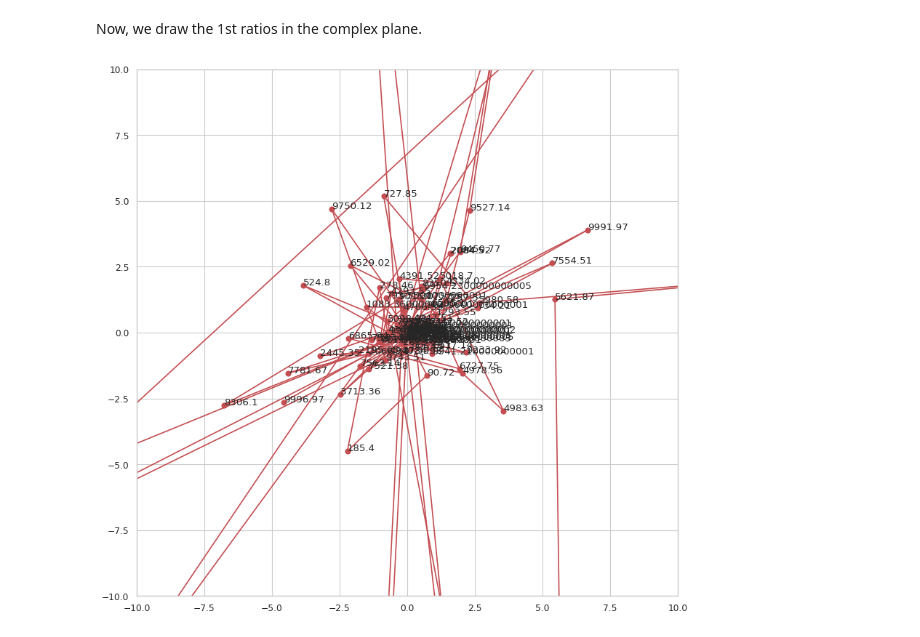
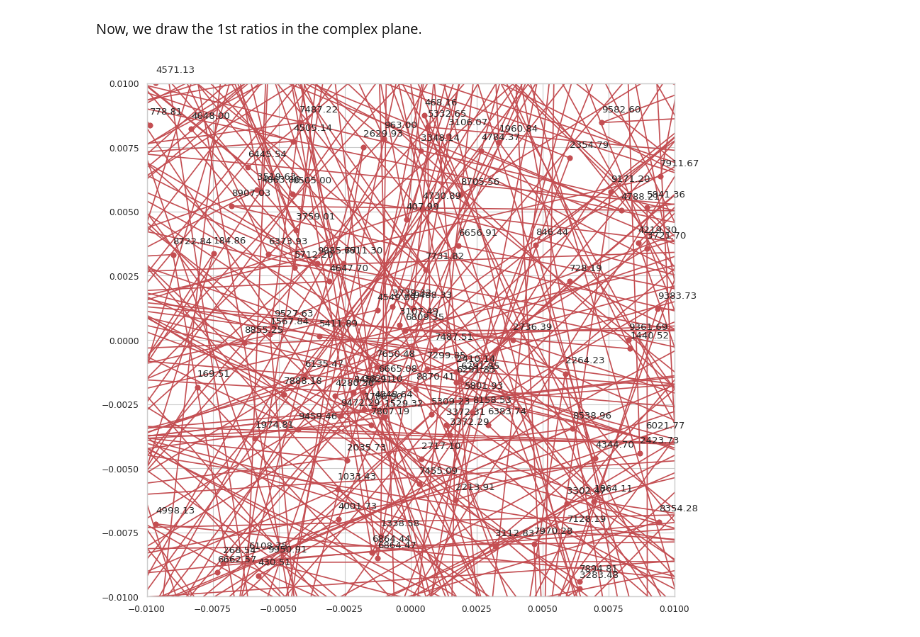
Before and after one commit to romulusFR/unc-misc-isea, a Jupyter notebook: maths/eig_of_matrices.ipynb, the cells around one changed output. Cells and saved outputs as stored; diff of their text form; code cells hidden in the pictures.

```diff
--- a/maths/eig_of_matrices.ipynb
+++ b/maths/eig_of_matrices.ipynb
@@ -97,7 +99,7 @@ Eigenvectors:
 # %% [markdown]
 Now, with given a minimum time $t_1$, a maximum time $t_n$ and a number of points $n$, we generate a sequence of equally spaced points in time $T = (t_1, \dots, t_n)$, then we compute all $M(t_i)$ and their associated eigenvalues and vectors.
 # %%
-def get_all_eivs(mini, maxi, nb):
+def get_all_eivs(mini, maxi, nb, factory = gen_matrix):
     """Returns a 3*nb array of eigenvalues : 1st row the largest modulus of each matrix, 2nd and 3rd, for nb parameters betwen mini an dmaxi
 
     ts: the points in time
@@ -105,12 +107,11 @@ def get_all_eivs(mini, maxi, nb):
     vecs: the eigenvectors
     """
     ts = np.linspace(mini, maxi, nb)
-    res = [extract_eivs(gen_matrix(t)) for t in ts]
+    res = [extract_eivs(factory(t)) for t in ts]
     # unzip
     vals, vecs = zip(*res)
     # vals = np.apply_along_axis(lambda t: extract_eivs(gen_matrix(t))[1], 0, ts.reshape(1, -1))
     # vecs = np.apply_along_axis(lambda t: extract_eivs(gen_matrix(t))[1], 0, ts.reshape(1, -1))
-
     return ts, np.array(vals), np.array(vecs)
 # %% [markdown]
 For instance, for points in time $t \in (0, 2)$ we got the following datasets :
@@ -159,11 +172,20 @@ Let $\lambda_1(t)$, $\lambda_2(t)$ and $\lambda_3(t)$ the eigenvalues at point $
 Let $v_1(t)$, $v_2(t)$ and $v_3(t)$ their respective eigenvectors.
 We are interested into the subset of $I$ of  _interesting points_ such that $\lambda_1(t)$ and $\lambda_2(t)$ are close enough  for some fixed threshold value $k$, i.e., $I = \{t \mid ||\lambda_1(t)| - |\lambda_2(t)|| < k^{-1}\}$.
 # %%
-THRESHOLD = 10000
+THRESHOLD = 10 * T_RES
+K_MAX = 10
 # I_filter = np.abs(np.absolute(vals[:, 0]) - np.absolute(vals[:, 1])) < 1 / THRESHOLD
 I_filter = np.isclose(np.absolute(vals[:, 0]), np.absolute(vals[:, 1]), atol=1 / THRESHOLD, rtol=0.0)
 I_points = ts[I_filter]
 I_idx = np.arange(len(ts))[I_filter]
-print(f"{len(I_points)} interesting points are at times {I_points}")
-print(f"Differences between top eigs are {np.absolute(vals[I_filter,0]) - np.absolute(vals[I_filter,1])}")
+print(f"Total {len(I_points)} interesting points")
+print(
+    f"First {K_MAX} interesting points with resolution {1/T_RES} at threshold {1/THRESHOLD} (k = {THRESHOLD}) are at times\n{I_points[:K_MAX]}"
+)
+diffs = np.absolute(vals[I_filter, 0]) - np.absolute(vals[I_filter, 1])
+print(f"First {K_MAX} smallest differences between 1st and 2nd eigs are\n{diffs[:K_MAX]}")
+order = np.argsort(-1 / diffs)
+top_k = np.concatenate((I_points[order].reshape(-1, 1), diffs[order].reshape(-1, 1)), axis=1)[:K_MAX]
+print(f"Top-{K_MAX} differences are at points\n{top_k}")  # {ts[order][:K_MAX]} ({diffs[order][:K_MAX]})
+print("Done")
 # %% [output]
@@ -202,9 +224,9 @@ $$ \frac{x^i_1}{x^i_2}. \frac{\theta_1}{\theta_2}$$
 
 where $\lambda_1(t_x) = r_1(t_x).e^{\theta_1(t_x) i}$ is the largest eigenvalue, $\lambda_2(t_x) = r_2(t_x).e^{\theta_2(t_x) i}$ is the second one, $v_1(t_x) = (x^1_1(t_x), x^2_1(t_x), x^3_1(t_x))$ is the first eigenvector and $v_2(t_x) = (x^1_2(t_x), x^2_2(t_x), x^3_2(t_x))$ is the second one.
 # %%
-print(f"Eigenvalues at interesting points t_x:\n{vals[I_filter, 0:2]}")
+print(f"Eigenvalues at interesting {len(vals[I_filter])} points t_x:\n{vals[I_filter, 0:2]}")
 print(f"Differences\n{np.absolute(vals[I_filter, 0]) - np.absolute(vals[I_filter, 1])}")
 
-ratios = (vecs[I_filter, :, 0] * np.angle(vals[I_filter, 0]).reshape(-1,1)) / (vecs[I_filter, :, 1] * np.angle(vals[I_filter, 1]).reshape(-1,1))
+ratios = (vecs[I_filter, :, 0] * np.exp(np.angle(vals[I_filter, 0]).reshape(-1,1)) * 1j) / (vecs[I_filter, :, 1] * np.exp(np.angle(vals[I_filter, 1]).reshape(-1,1)) * 1j)
 print(f"Ratios\n{ratios}")
 # %% [output]
@@ -230,27 +252,26 @@ Now, we draw the 1st ratios in the complex plane.
 # %%
 # first component only
 # arr = ratios[:,1]
 
 # plot = sns.scatterplot(x = np.real(arr), y=np.imag(arr))
 # for i, tx in enumerate(ts[I_filter]):
 #     plot.annotate(str(tx), (np.real(arr[i]), np.imag(arr[i])), rotation=0)
 
-XS = (-10, 10)
-YS = (-10, 10)
-arr = ratios[:,1]
+arr = ratios[:, 1]
 ax = plt.subplot()
 for i, tx in enumerate(ts[I_filter][:-1]):
     # p1 = np.real(arr[i]), np.imag(arr[i])
     # p2 = np.real(arr[i+1]), np.imag(arr[i+1])
-    xs = np.real(arr[i]), np.real(arr[i+1])
-    ys = np.imag(arr[i]), np.imag(arr[i+1])
-    ax.plot(xs, ys, 'ro-')
-    ax.annotate(f"{tx}", (xs[0], ys[0]))
-ax.annotate(f"{ts[I_filter][-1]}", (xs[1], ys[1]))
+    xs = np.real(arr[i]), np.real(arr[i + 1])
+    ys = np.imag(arr[i]), np.imag(arr[i + 1])
+    ax.plot(xs, ys, "ro-")
+    ax.annotate(f"{tx:.2f}\n", (xs[0], ys[0]))
+ax.annotate(f"{ts[I_filter][-1]:.2f}", (xs[1], ys[1]))
 
-# ax.margins(x=0, y=-0.25)
-ax.set_xlim(-10, 10)
-ax.set_ylim(-10, 10)
+X_LIM = 0.01
+if X_LIM is not None:
+    ax.set_xlim(-X_LIM, +X_LIM)
+    ax.set_ylim(-X_LIM, +X_LIM)
 plt.show()
 # %% [output]
-[figure, old version]
+[figure, new version]
```
Also changed, not shown: parts of 11 cells of this notebook.
